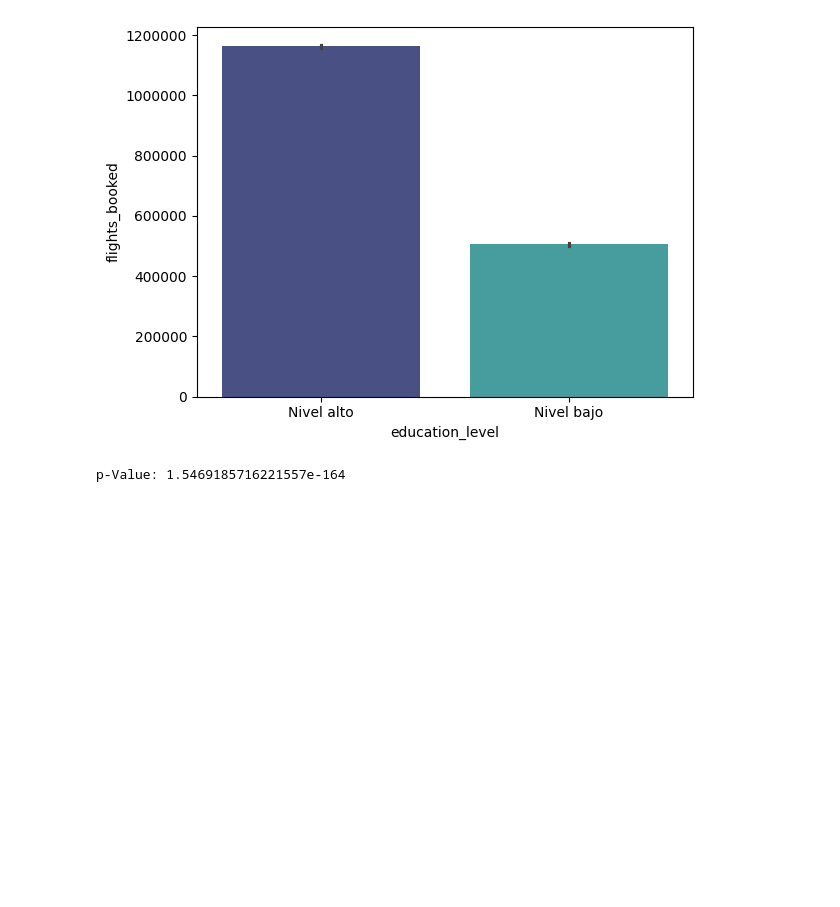
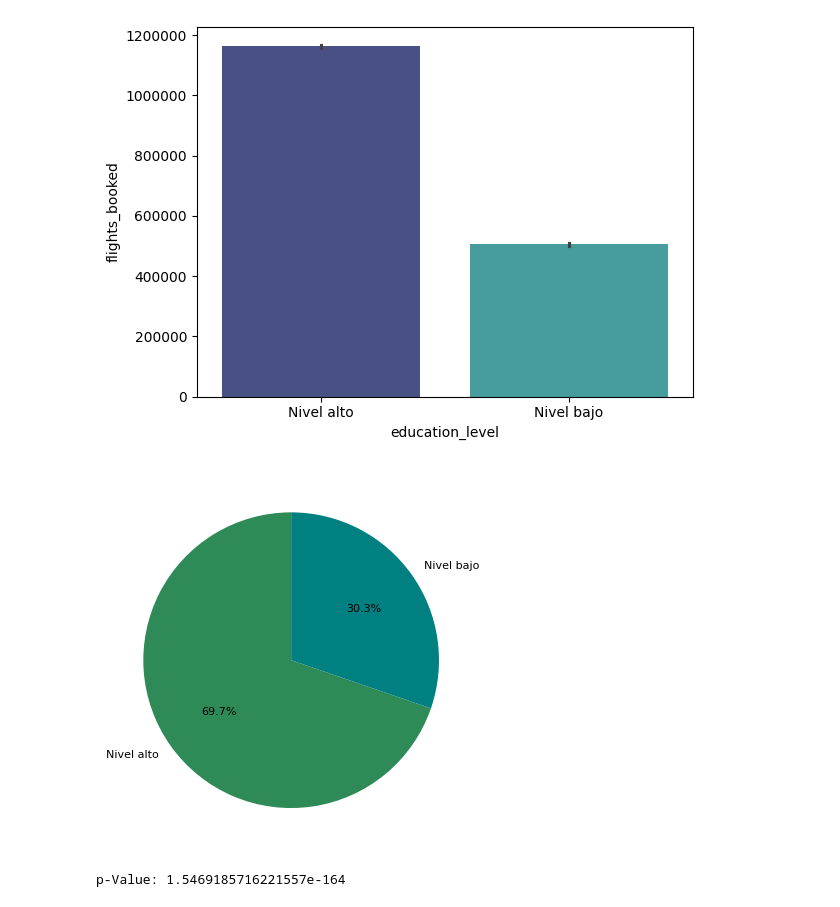
Before and after one commit to Adalab/ETL_and_analysis, a Jupyter notebook: A_B_Testing.ipynb, the cells around one changed output. Drawn from its saved outputs; the diff is of its cells as text; code cells hidden in the pictures; blank space fills up the shorter version.

```diff
--- a/A_B_Testing.ipynb
+++ b/A_B_Testing.ipynb
@@ -112,6 +107,19 @@ plt.ticklabel_format(style='plain', axis='y')
 #usamos tambien un barplot para mostrar la suma del numero de vuelos reservados por cliente
 # %% [output]
 [figure]
+# %%
+df_estudios = df_filtrado.groupby("education_level")["flights_booked"].sum().reset_index()
+colores = ["seagreen", "teal", "green"]
+
+# creamos el gráfico basándonos en el DataFrame que hemos creado en el paso anterior
+plt.pie("flights_booked", labels= "education_level",
+        data = df_estudios,
+        autopct=  '%1.1f%%',
+        colors = colores,
+        textprops={'fontsize': 8},
+        startangle=90);
+# %% [output]
+[figure, added]
 # %%
 #Para realizar la prueba de A/B testing:
 
```
Also changed, not shown: parts of 10 cells of this notebook, 3 other files.
